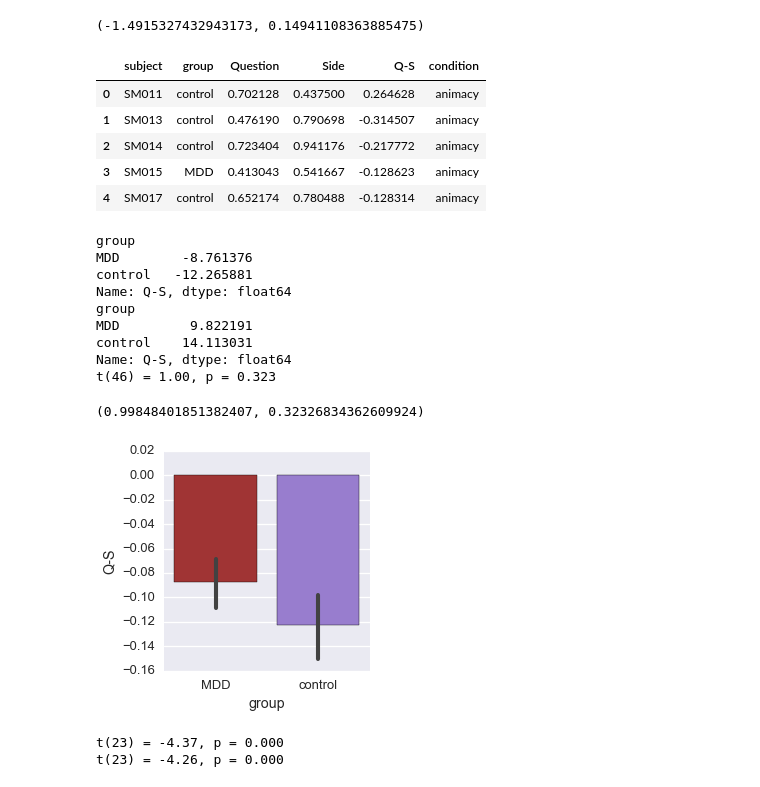
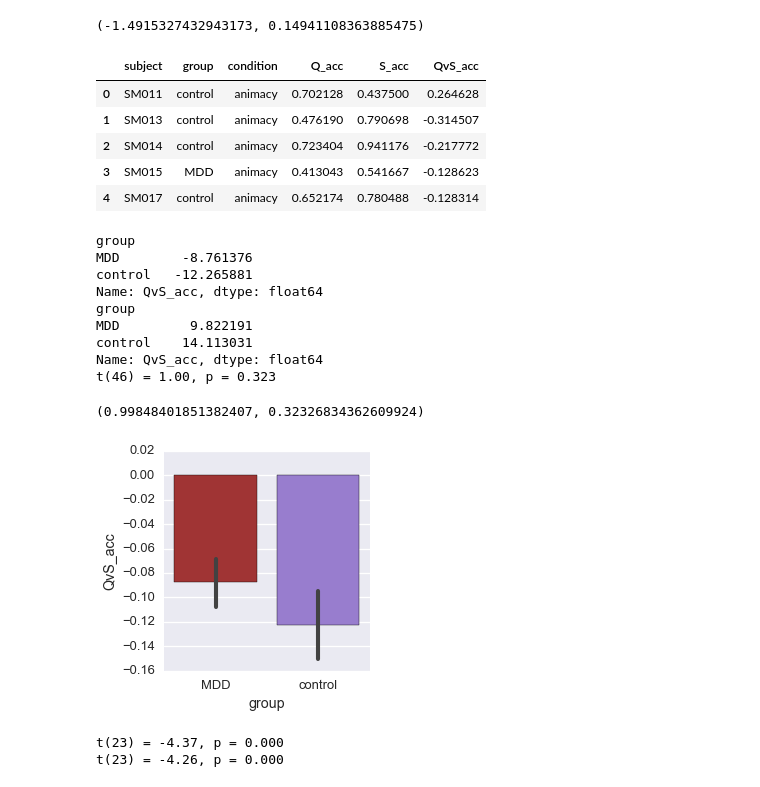
Before and after one commit to dgdillon/source-mem-paper, a Jupyter notebook: Source_ReAnalysis.ipynb, the cells around one changed output. Drawn from its saved outputs; the diff is of its cells as text; code cells hidden in the pictures.

```diff
--- a/Source_ReAnalysis.ipynb
+++ b/Source_ReAnalysis.ipynb
@@ -1284,37 +1234,41 @@ new_cols = ['subject','group','Question','Side']
 table_LNL.columns = new_cols
 table_LNL['Q-S'] = table_LNL['Question']-table_LNL['Side']
 table_LNL['condition'] = 'animacy'
+table_LNL = table_LNL[['subject','group','condition','Question','Side','Q-S']]
+new_cols = ['subject','group','condition','Q_acc','S_acc','QvS_acc']
+table_LNL.columns = new_cols
+
 table_LNL.head()
 # %% [output]
-|  | subject | group | Question | Side | Q-S | condition |
-| 0 | SM011 | control | 0.702128 | 0.437500 | 0.264628 | animacy |
-| 1 | SM013 | control | 0.476190 | 0.790698 | -0.314507 | animacy |
-| 2 | SM014 | control | 0.723404 | 0.941176 | -0.217772 | animacy |
-| 3 | SM015 | MDD | 0.413043 | 0.541667 | -0.128623 | animacy |
-| 4 | SM017 | control | 0.652174 | 0.780488 | -0.128314 | animacy |
+|  | subject | group | condition | Q_acc | S_acc | QvS_acc |
+| 0 | SM011 | control | animacy | 0.702128 | 0.437500 | 0.264628 |
+| 1 | SM013 | control | animacy | 0.476190 | 0.790698 | -0.314507 |
+| 2 | SM014 | control | animacy | 0.723404 | 0.941176 | -0.217772 |
+| 3 | SM015 | MDD | animacy | 0.413043 | 0.541667 | -0.128623 |
+| 4 | SM017 | control | animacy | 0.652174 | 0.780488 | -0.128314 |
 # %%
 # Give me descriptives and the b/w groups t-test
-print 100*(table_LNL.groupby('group')['Q-S'].mean())
-print 100*(table_LNL.groupby('group')['Q-S'].std())
-misc.ttest_2s(table_LNL[table_LNL.group == 'MDD']['Q-S'],
-             table_LNL[table_LNL.group == 'control']['Q-S'])
+print 100*(table_LNL.groupby('group')['QvS_acc'].mean())
+print 100*(table_LNL.groupby('group')['QvS_acc'].std())
+misc.ttest_2s(table_LNL[table_LNL.group == 'MDD']['QvS_acc'],
+             table_LNL[table_LNL.group == 'control']['QvS_acc'])
 # %% [output]
 group
 MDD        -8.761376
 control   -12.265881
-Name: Q-S, dtype: float64
+Name: QvS_acc, dtype: float64
 group
 MDD         9.822191
 control    14.113031
-Name: Q-S, dtype: float64
+Name: QvS_acc, dtype: float64
 t(46) = 1.00, p = 0.323
 (0.99848401851382407, 0.32326834362609924)
 # %%
 # And plot it . . .
-sns.factorplot(y='Q-S',x='group',units='subject',ci=68,kind='bar',data=table_LNL,
+sns.factorplot(y='QvS_acc',x='group',units='subject',ci=68,kind='bar',data=table_LNL,
               order = ['MDD','control'],palette = {'MDD':'FireBrick','control':'MediumPurple'})
 sns.plt.savefig(path2figs + 'QvS_LNL.pdf')
 # %% [output]
-[figure, old version]
+[figure, new version]
 # %%
 # Check: are either of these animacy difference scores different from zero?
```
Also changed, not shown: parts of 90 cells of this notebook, 7 other files.
